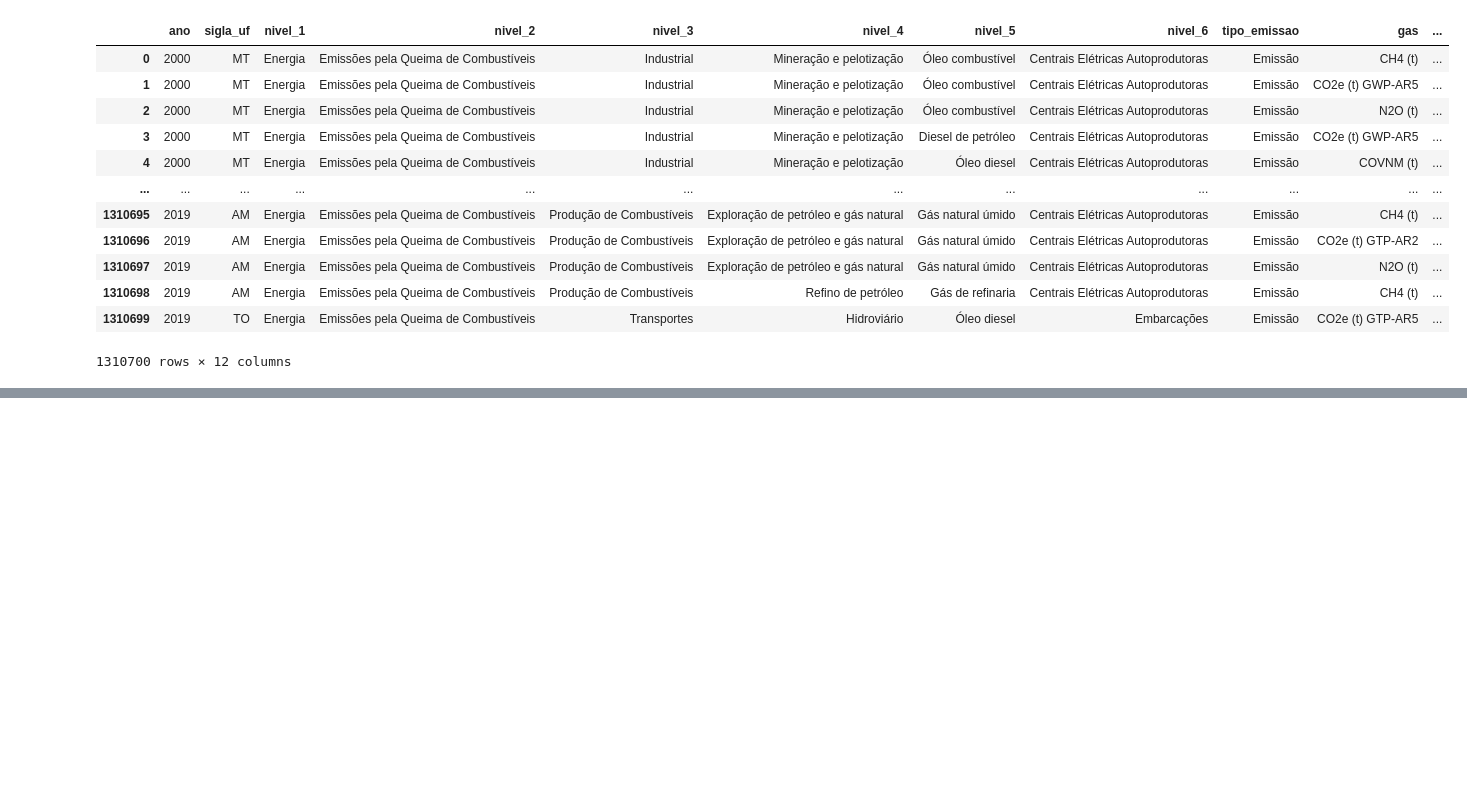
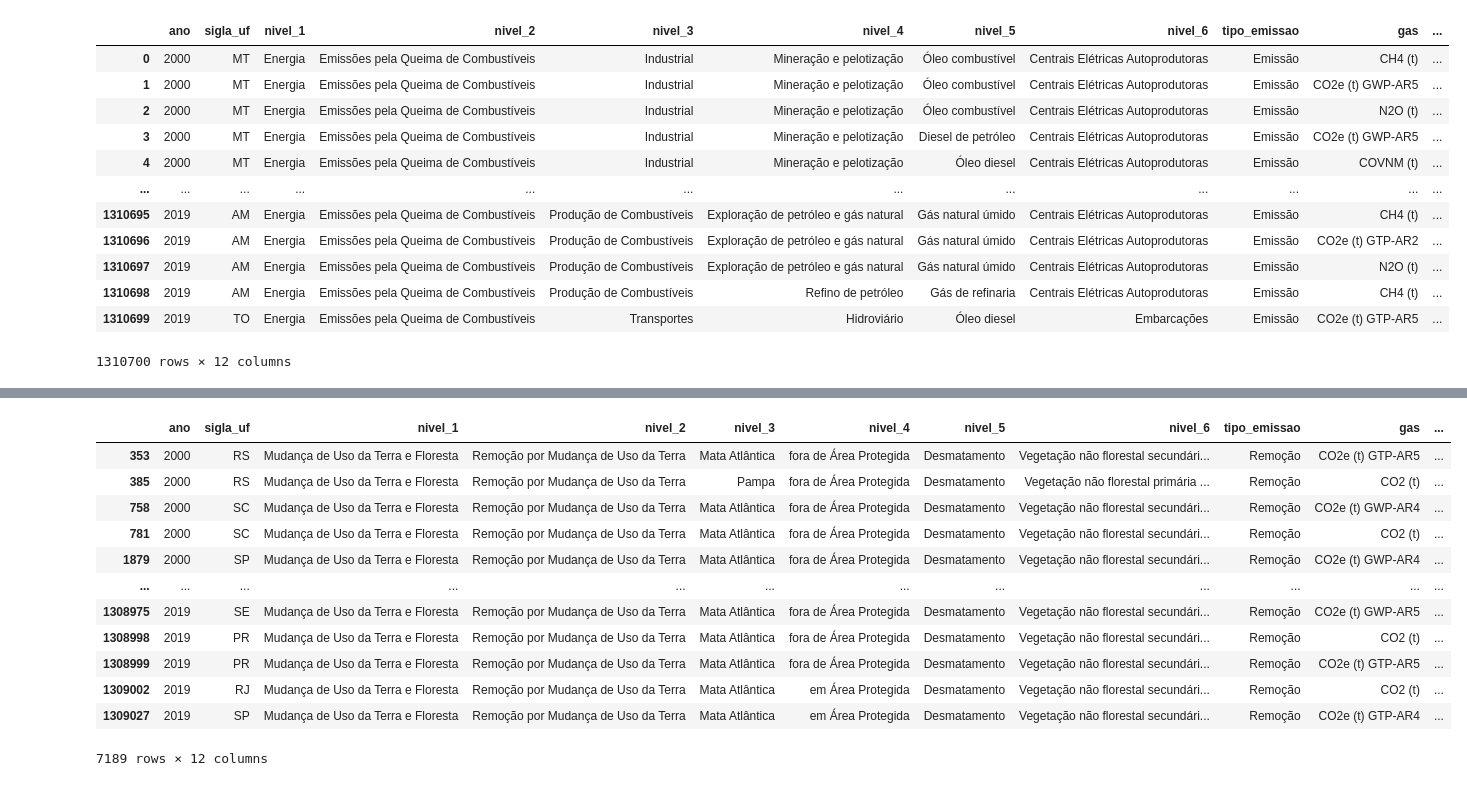
Before and after one commit to eduardochaves1/efeito-estufa-brasil, a Jupyter notebook: notebooks/eda.ipynb, the cells around one changed output, grey strips where cells are left out. Saved outputs shown, nothing was run; the diff lists cells and outputs as text; code cells hidden in the pictures; blank space fills up the shorter version.

```diff
--- a/notebooks/eda.ipynb
+++ b/notebooks/eda.ipynb
@@ -46 +44,4 @@ df.sort_values('emissao')
 1310700 rows × 12 columns
+# %%
+df_not_emission = df.query('emissao < 0')
+df_not_emission.head()
@@ -47 +84,17 @@ df.sort_values('emissao')
+# %%
+df_not_emission.query('nivel_5 == "Desmatamento"')
+# %% [output]
+|  | ano | sigla_uf | nivel_1 | nivel_2 | nivel_3 | nivel_4 | nivel_5 | nivel_6 | tipo_emissao | gas | ... |
+| 353 | 2000 | RS | Mudança de Uso da Terra e Floresta | Remoção por Mudança de Uso da Terra | Mata Atlântica | fora de Área Protegida | Desmatamento | Vegetação não florestal secundári... | Remoção | CO2e (t) GTP-AR5 | ... |
+| 385 | 2000 | RS | Mudança de Uso da Terra e Floresta | Remoção por Mudança de Uso da Terra | Pampa | fora de Área Protegida | Desmatamento | Vegetação não florestal primária ... | Remoção | CO2 (t) | ... |
+| 758 | 2000 | SC | Mudança de Uso da Terra e Floresta | Remoção por Mudança de Uso da Terra | Mata Atlântica | fora de Área Protegida | Desmatamento | Vegetação não florestal secundári... | Remoção | CO2e (t) GWP-AR4 | ... |
+| 781 | 2000 | SC | Mudança de Uso da Terra e Floresta | Remoção por Mudança de Uso da Terra | Mata Atlântica | fora de Área Protegida | Desmatamento | Vegetação não florestal secundári... | Remoção | CO2 (t) | ... |
+| 1879 | 2000 | SP | Mudança de Uso da Terra e Floresta | Remoção por Mudança de Uso da Terra | Mata Atlântica | fora de Área Protegida | Desmatamento | Vegetação não florestal secundári... | Remoção | CO2e (t) GWP-AR4 | ... |
+| ... | ... | ... | ... | ... | ... | ... | ... | ... | ... | ... | ... |
+| 1308975 | 2019 | SE | Mudança de Uso da Terra e Floresta | Remoção por Mudança de Uso da Terra | Mata Atlântica | fora de Área Protegida | Desmatamento | Vegetação não florestal secundári... | Remoção | CO2e (t) GWP-AR5 | ... |
+| 1308998 | 2019 | PR | Mudança de Uso da Terra e Floresta | Remoção por Mudança de Uso da Terra | Mata Atlântica | fora de Área Protegida | Desmatamento | Vegetação não florestal secundári... | Remoção | CO2 (t) | ... |
+| 1308999 | 2019 | PR | Mudança de Uso da Terra e Floresta | Remoção por Mudança de Uso da Terra | Mata Atlântica | fora de Área Protegida | Desmatamento | Vegetação não florestal secundári... | Remoção | CO2e (t) GTP-AR5 | ... |
+| 1309002 | 2019 | RJ | Mudança de Uso da Terra e Floresta | Remoção por Mudança de Uso da Terra | Mata Atlântica | em Área Protegida | Desmatamento | Vegetação não florestal secundári... | Remoção | CO2 (t) | ... |
+| 1309027 | 2019 | SP | Mudança de Uso da Terra e Floresta | Remoção por Mudança de Uso da Terra | Mata Atlântica | em Área Protegida | Desmatamento | Vegetação não florestal secundári... | Remoção | CO2e (t) GTP-AR4 | ... |
+7189 rows × 12 columns
 # %%
```
Also changed, not shown: parts of 10 cells of this notebook.
